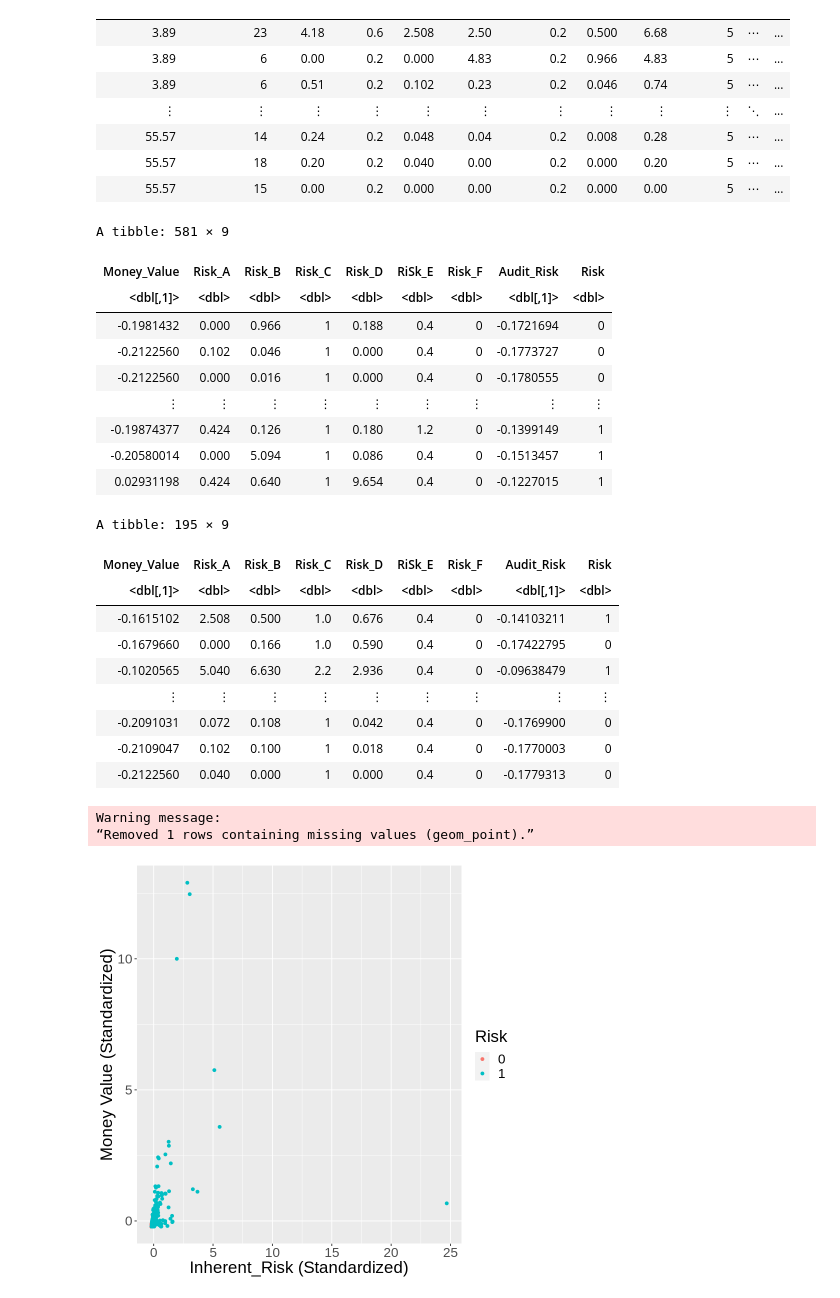
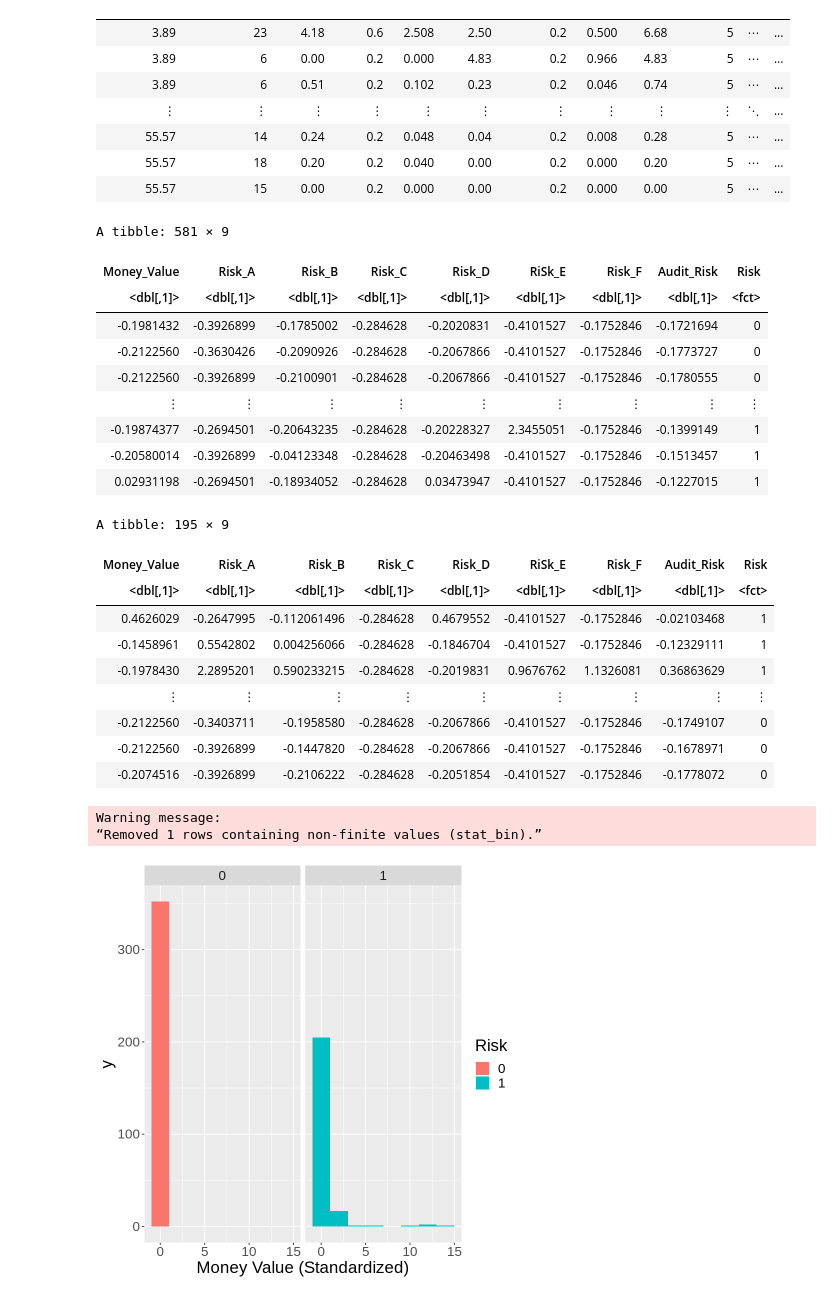
Before and after one commit to Leoliuubc/dsci-100-project-group43, a Jupyter notebook: group_proposal.ipynb, the cells around one changed output. Drawn from its saved outputs; the diff is of its cells as text; code cells hidden in the pictures.

Commit message:
Histogram, first try of classification with lots of problems

```diff
--- a/group_proposal.ipynb
+++ b/group_proposal.ipynb
@@ -75,8 +75,10 @@ risk_data <- audit_risk |>
                 select(Money_Value,contains("Risk_"),Audit_Risk,Risk)
 
 risk_data_scaled <- risk_data |>
-                            mutate(Audit_Risk = scale(Audit_Risk, center = TRUE),
-                            Money_Value = scale(Money_Value, center = TRUE))
+                    mutate(across(Money_Value:Audit_Risk, scale)) |>
+                    mutate(Risk = as_factor(Risk))
+
+set.seed(581)
 
 risk_data_split <- initial_split(risk_data_scaled, prop = 0.75, strata = Risk)
 risk_data_train <- training(risk_data_split)
@@ -86,32 +88,33 @@ risk_data_test
 # %% [output]
 A tibble: 581 × 9
 | Money_Value | Risk_A | Risk_B | Risk_C | Risk_D | RiSk_E | Risk_F | Audit_Risk | Risk |
-| <dbl[,1]> | <dbl> | <dbl> | <dbl> | <dbl> | <dbl> | <dbl> | <dbl[,1]> | <dbl> |
-| -0.1981432 | 0.000 | 0.966 | 1 | 0.188 | 0.4 | 0 | -0.1721694 | 0 |
-| -0.2122560 | 0.102 | 0.046 | 1 | 0.000 | 0.4 | 0 | -0.1773727 | 0 |
-| -0.2122560 | 0.000 | 0.016 | 1 | 0.000 | 0.4 | 0 | -0.1780555 | 0 |
+| <dbl[,1]> | <dbl[,1]> | <dbl[,1]> | <dbl[,1]> | <dbl[,1]> | <dbl[,1]> | <dbl[,1]> | <dbl[,1]> | <fct> |
+| -0.1981432 | -0.3926899 | -0.1785002 | -0.284628 | -0.2020831 | -0.4101527 | -0.1752846 | -0.1721694 | 0 |
+| -0.2122560 | -0.3630426 | -0.2090926 | -0.284628 | -0.2067866 | -0.4101527 | -0.1752846 | -0.1773727 | 0 |
+| -0.2122560 | -0.3926899 | -0.2100901 | -0.284628 | -0.2067866 | -0.4101527 | -0.1752846 | -0.1780555 | 0 |
 | ⋮ | ⋮ | ⋮ | ⋮ | ⋮ | ⋮ | ⋮ | ⋮ | ⋮ |
-| -0.19874377 | 0.424 | 0.126 | 1 | 0.180 | 1.2 | 0 | -0.1399149 | 1 |
-| -0.20580014 | 0.000 | 5.094 | 1 | 0.086 | 0.4 | 0 | -0.1513457 | 1 |
-| 0.02931198 | 0.424 | 0.640 | 1 | 9.654 | 0.4 | 0 | -0.1227015 | 1 |
+| -0.19874377 | -0.2694501 | -0.20643235 | -0.284628 | -0.20228327 | 2.3455051 | -0.1752846 | -0.1399149 | 1 |
+| -0.20580014 | -0.3926899 | -0.04123348 | -0.284628 | -0.20463498 | -0.4101527 | -0.1752846 | -0.1513457 | 1 |
+| 0.02931198 | -0.2694501 | -0.18934052 | -0.284628 | 0.03473947 | -0.4101527 | -0.1752846 | -0.1227015 | 1 |
 A tibble: 195 × 9
 | Money_Value | Risk_A | Risk_B | Risk_C | Risk_D | RiSk_E | Risk_F | Audit_Risk | Risk |
-| <dbl[,1]> | <dbl> | <dbl> | <dbl> | <dbl> | <dbl> | <dbl> | <dbl[,1]> | <dbl> |
-| -0.1615102 | 2.508 | 0.500 | 1.0 | 0.676 | 0.4 | 0 | -0.14103211 | 1 |
-| -0.1679660 | 0.000 | 0.166 | 1.0 | 0.590 | 0.4 | 0 | -0.17422795 | 0 |
-| -0.1020565 | 5.040 | 6.630 | 2.2 | 2.936 | 0.4 | 0 | -0.09638479 | 1 |
+| <dbl[,1]> | <dbl[,1]> | <dbl[,1]> | <dbl[,1]> | <dbl[,1]> | <dbl[,1]> | <dbl[,1]> | <dbl[,1]> | <fct> |
+| 0.4626029 | -0.2647995 | -0.112061496 | -0.284628 | 0.4679552 | -0.4101527 | -0.1752846 | -0.02103468 | 1 |
+| -0.1458961 | 0.5542802 | 0.004256066 | -0.284628 | -0.1846704 | -0.4101527 | -0.1752846 | -0.12329111 | 1 |
+| -0.1978430 | 2.2895201 | 0.590233215 | -0.284628 | -0.2019831 | 0.9676762 | 1.1326081 | 0.36863629 | 1 |
 | ⋮ | ⋮ | ⋮ | ⋮ | ⋮ | ⋮ | ⋮ | ⋮ | ⋮ |
-| -0.2091031 | 0.072 | 0.108 | 1 | 0.042 | 0.4 | 0 | -0.1769900 | 0 |
-| -0.2109047 | 0.102 | 0.100 | 1 | 0.018 | 0.4 | 0 | -0.1770003 | 0 |
-| -0.2122560 | 0.040 | 0.000 | 1 | 0.000 | 0.4 | 0 | -0.1779313 | 0 |
+| -0.2122560 | -0.3403711 | -0.1958580 | -0.284628 | -0.2067866 | -0.4101527 | -0.1752846 | -0.1749107 | 0 |
+| -0.2122560 | -0.3926899 | -0.1447820 | -0.284628 | -0.2067866 | -0.4101527 | -0.1752846 | -0.1678971 | 0 |
+| -0.2074516 | -0.3926899 | -0.2106222 | -0.284628 | -0.2051854 | -0.4101527 | -0.1752846 | -0.1778072 | 0 |
 # %%
 risk_plot <- risk_data_train |>
-                ggplot(aes(x = Audit_Risk, y = Money_Value, color = as_factor(Risk))) +
-                geom_point() +
-                labs(x = "Inherent_Risk (Standardized)", y = "Money Value (Standardized)", color = "Risk") +
-                theme(text = element_text(size = 20))
+                ggplot(aes(x = Money_Value, fill = Risk)) +
+                geom_histogram(stat = "bin", binwidth = 2) +
+                labs(x = "Money Value (Standardized)", y = "y", fill = "Risk") +
+                theme(text = element_text(size = 20)) +
+                facet_grid(cols = vars(Risk))
 risk_plot
 # %% [output]
 Warning message:
-“Removed 1 rows containing missing values (geom_point).”
+“Removed 1 rows containing non-finite values (stat_bin).”
-[figure, old version]
+[figure, new version]
```
Also changed, not shown: parts of 2 cells of this notebook.
